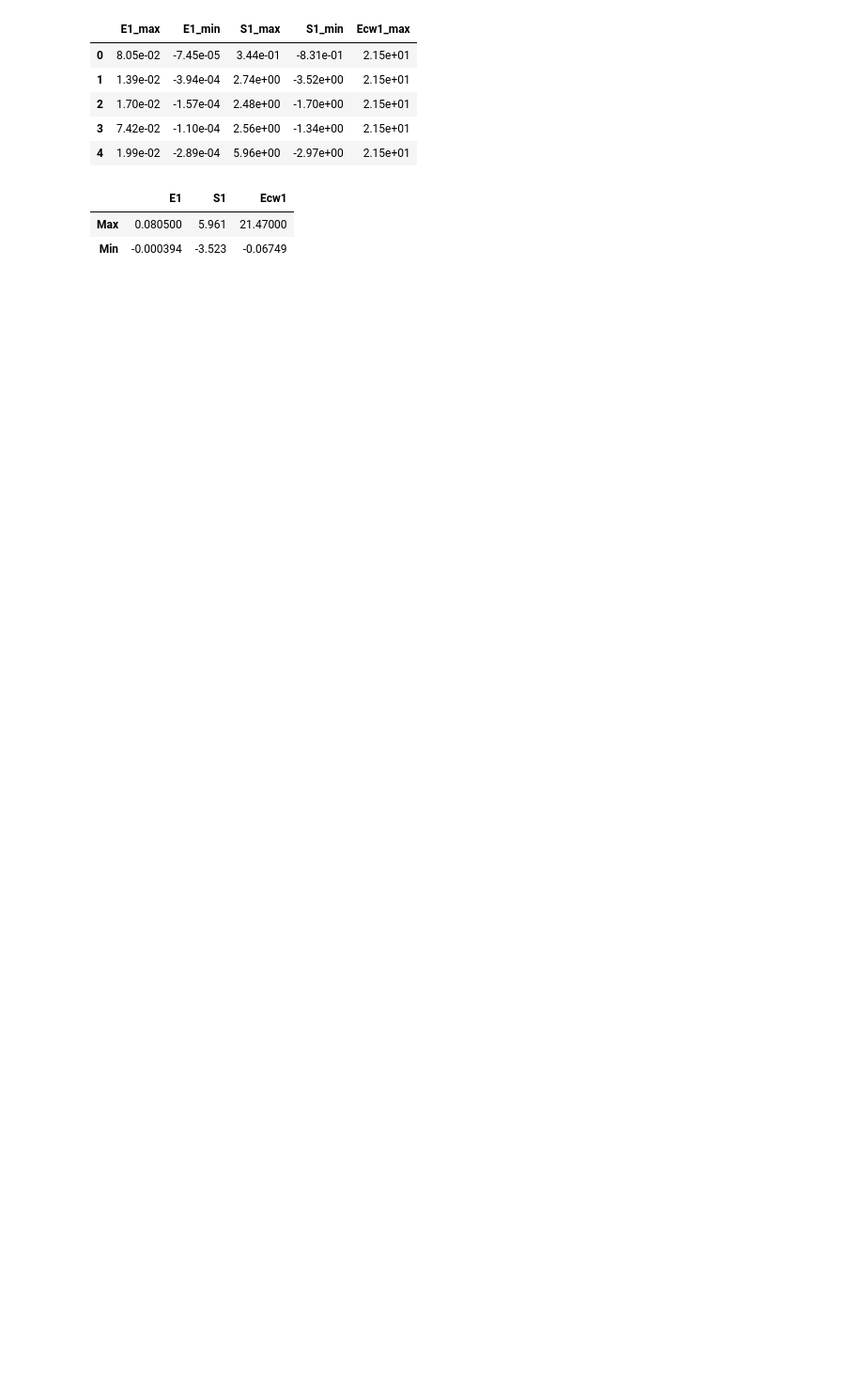
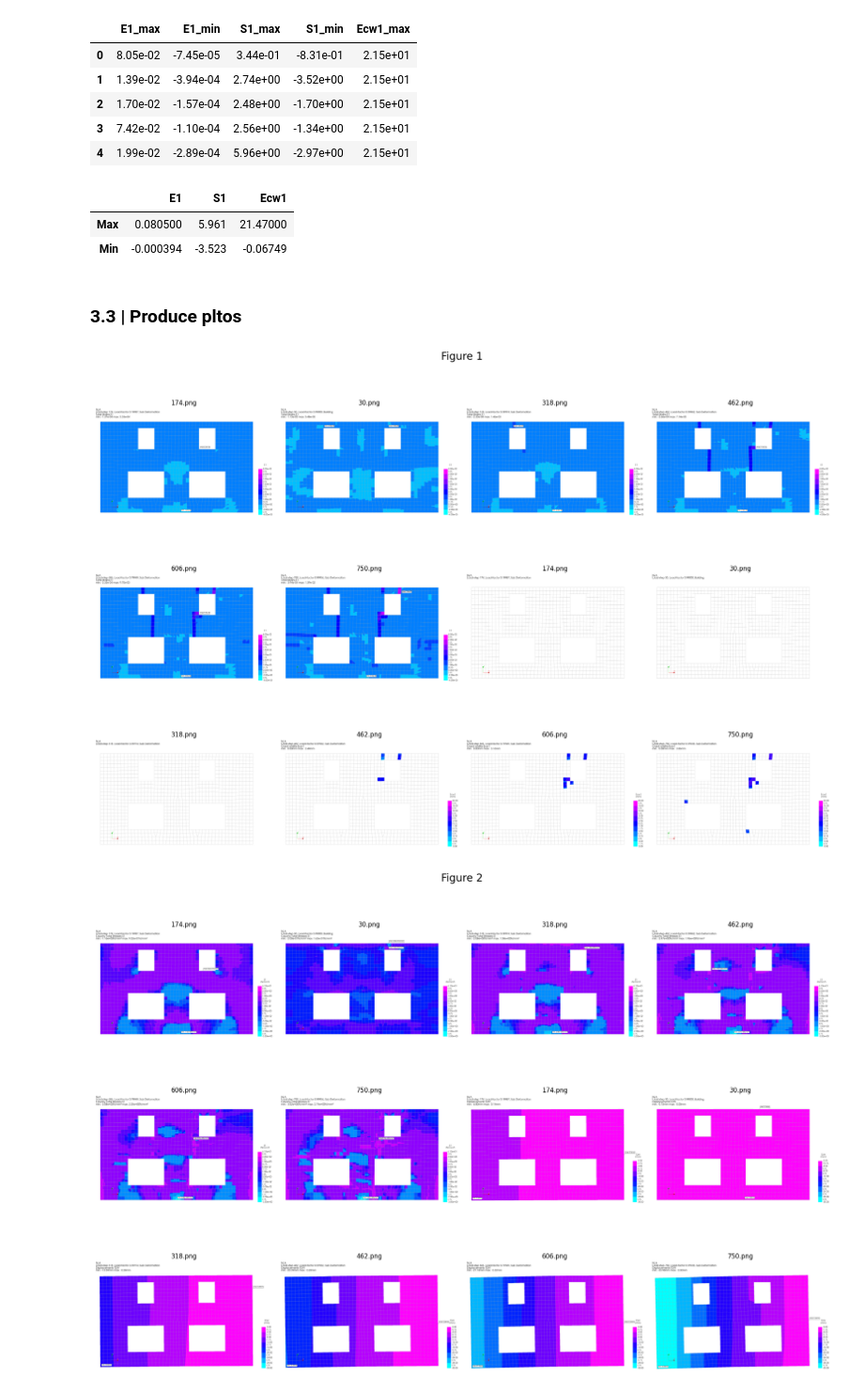
Before and after one commit to MunawarJohar/BRICKS, a Jupyter notebook: bricks/bricks_fea.ipynb, the cells around one changed output. Shown at 94% size. Drawn from its saved outputs; the diff is of its cells as text; code cells hidden in the pictures; blank space fills up the shorter version.

```diff
--- a/bricks/bricks_fea.ipynb
+++ b/bricks/bricks_fea.ipynb
@@ -434,3 +439,5 @@ pd.DataFrame({'E1': [emx,emn],'S1': [smx,smn],'Ecw1': [cmx,cmn]},index=['Max','M
 |  | E1 | S1 | Ecw1 |
 | Max | 0.080500 | 5.961 | 21.47000 |
 | Min | -0.000394 | -3.523 | -0.06749 |
+# %% [markdown]
+### <strong> 3.3 | Produce pltos</strong>
@@ -436,0 +464,50 @@ pd.DataFrame({'E1': [emx,emn],'S1': [smx,smn],'Ecw1': [cmx,cmn]},index=['Max','M
+# %%
+import os
+import matplotlib.pyplot as plt
+import matplotlib.image as mpimg
+
+# Base path where the plot directories are located
+base_path = r"C:\Users\javie\OneDrive - Delft University of Technology\Year 2\Q3 & Q4\CIEM0500 - MS Thesis Project\!content\Experimentation\Modelling\Models\EMM\2D\Standard\2\Outer\2DW2O - EMHJ\plots"
+
+# Components and their corresponding directory names
+components = ['Ecw1', 'TDtY', 'E1', 'S1']
+
+# Function to create a 3x4 grid for a subset of the images
+def create_grid(figure_number, component_images):
+    fig, axes = plt.subplots(3, 4, figsize=(20, 15))
+    fig.suptitle(f'Figure {figure_number}', fontsize=20)
+    axes = axes.flatten()  # Flatten the 2D array to easily iterate over it
+
+    for ax, img_path in zip(axes, component_images):
+        if os.path.exists(img_path):
+            img = mpimg.imread(img_path)
+            ax.imshow(img)
+            ax.set_title(os.path.basename(img_path))
+        ax.axis('off')  # Hide the axes
+
+    # Adjust layout and show the plots
+    plt.tight_layout()
+    plt.show()
+
+# Generate lists of image paths for each component
+all_image_paths = []
+for component in components:
+    component_dir = os.path.join(base_path, component)
+    if os.path.exists(component_dir):
+        component_images = [os.path.join(component_dir, img) for img in os.listdir(component_dir) if img.endswith('.png')]
+        all_image_paths.extend(component_images)
+
+# Sort all image paths to maintain order
+all_image_paths.sort()
+
+# Split the images into two sets for two figures
+split_index = len(all_image_paths) // 2
+first_set = all_image_paths[:split_index]
+second_set = all_image_paths[split_index:]
+
+# Create two figures with 3x4 grids
+create_grid(1, first_set)
+create_grid(2, second_set)
+# %% [output]
+[figure, added]
+[figure, added]
```
Also changed, not shown: parts of 7 cells of this notebook, 13 other files.
